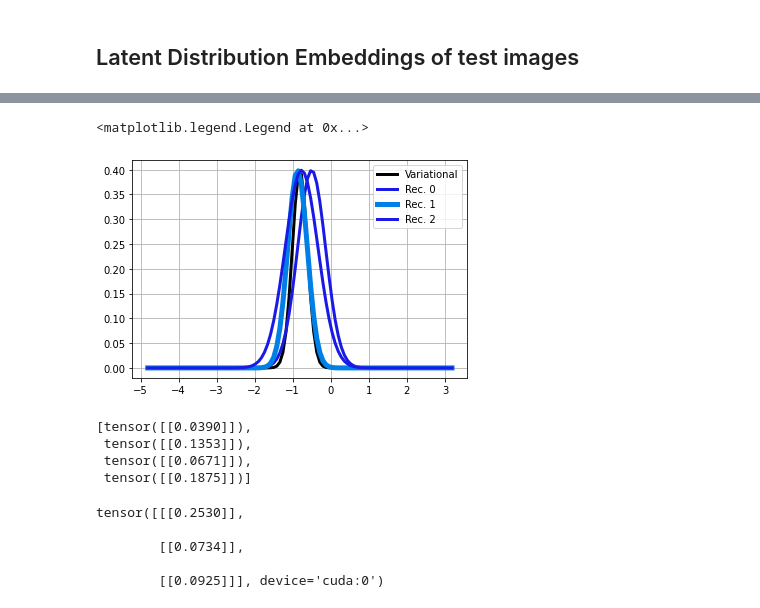
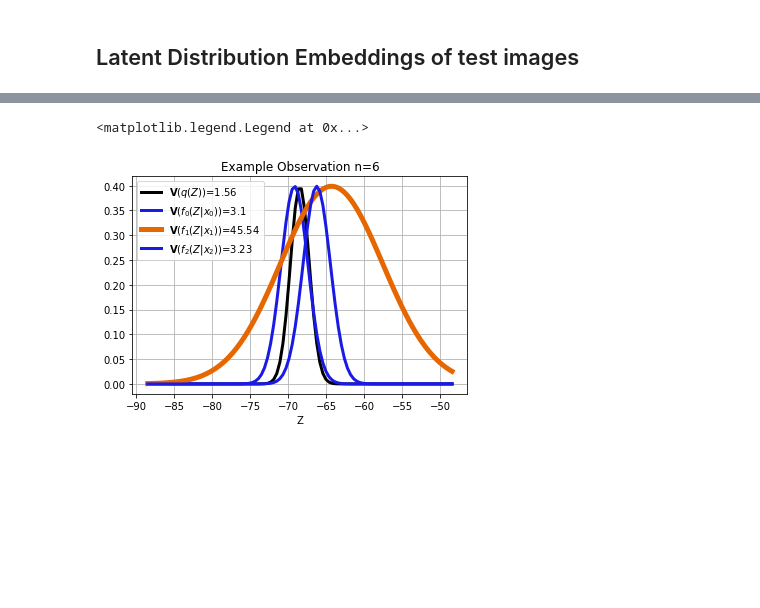
Before and after one commit to hugosou/cRPM, a Jupyter notebook: demo_peer_supervision_fast.ipynb, the cells around one changed output, grey strips where cells are left out. Cells and saved outputs as stored; diff of their text form; code cells hidden in the pictures; blank space fills up the shorter version.

```diff
--- a/demo_peer_supervision_fast.ipynb
+++ b/demo_peer_supervision_fast.ipynb
@@ -244,7 +246,7 @@ for J in range(-1, rpm.num_factors):
             plt.ylabel('Z[' + str(vv) + ']')
             plt.title(title_str)
             xmaxmin = 3
-            plt.xlim([-xmaxmin, xmaxmin])
-            plt.ylim([-xmaxmin, xmaxmin])
+            #plt.xlim([-xmaxmin, xmaxmin])
+            #plt.ylim([-xmaxmin, xmaxmin])
             plt.tight_layout()
 # %% [output]
@@ -366,57 +498,48 @@ for ii, xmean in enumerate(plot_mean):
 # %%
-eg = 10
+eg = 6
 eg_mean = [mean[eg] for mean in plot_mean]
 eg_vari = plot_var
 
 
 tt_mean = tru_posi[eg].numpy()[0]
 tt_mean = eg_mean[0].numpy()[0]
 
-zmm = 4
+zmm = 20
 zeval = torch.linspace(tt_mean-zmm, tt_mean + zmm, 100)
 
 def gdensity1D(mean, sigma2):
     def func(z):
         return torch.exp( - 0.5 * (z- mean) ** 2 / sigma2) / torch.sqrt(2 * torch.tensor(np.pi))
 
     return func
 
 
 colors = [
     [0.0, 0.0, 0.0],
     [0.1, 0.1, 0.9],
-    [0.0, 0.5, 0.9],
+    [0.9, 0.4, 0.0],
+    [0.1, 0.1, 0.9],
     [0.1, 0.1, 0.9],
 ]
 
-linewidths = [3, 3, 5, 3]
+linewidths = [
+    3,
+    3,
+    5,
+    3,
+    3
+]
 
 plt.figure()
 for ii, xmean in enumerate(eg_mean):
-
     xvari = eg_vari[ii]
     dens = gdensity1D(xmean, xvari)(zeval).squeeze()
+    plt.plot(zeval, dens, label= r'$\mathbf{V}$(' + plot_title[ii] + ')=' + str(np.round(eg_vari[ii], 2).numpy().squeeze()), c=colors[ii], lw = linewidths[ii])
 
-    plt.plot(zeval, dens, label= plot_title[ii], c=colors[ii], lw = linewidths[ii])
-
-#plt.axvline(x = tt_mean, color = 'k', label = 'True Value')
+plt.title('Example Observation n=' + str(eg))
+plt.xlabel('Z')
 plt.grid()
 plt.legend()
 # %% [output]
 <matplotlib.legend.Legend at 0x...>
-[figure, old version]
+[figure, new version]
-# %%
-eg_vari
-# %% [output]
-[tensor([[0.0390]]),
- tensor([[0.1353]]),
- tensor([[0.0671]]),
- tensor([[0.1875]])]
-# %%
-fdist.mean_covariance()[1][:, 0]
-# %% [output]
-tensor([[[0.2530]],
-
-        [[0.0734]],
-
-        [[0.0925]]], device='cuda:0')
```
Also changed, not shown: parts of 15 cells of this notebook, 3 other files.
